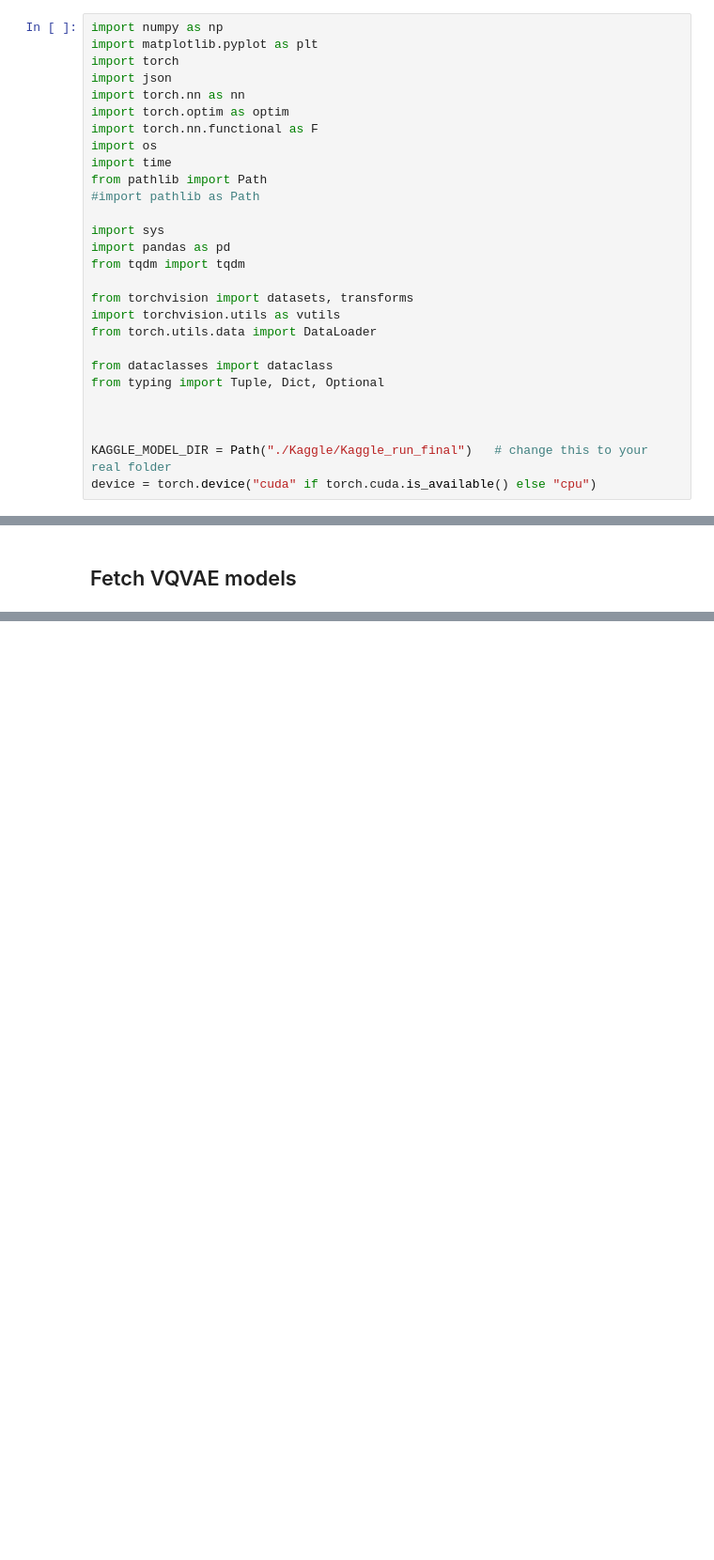
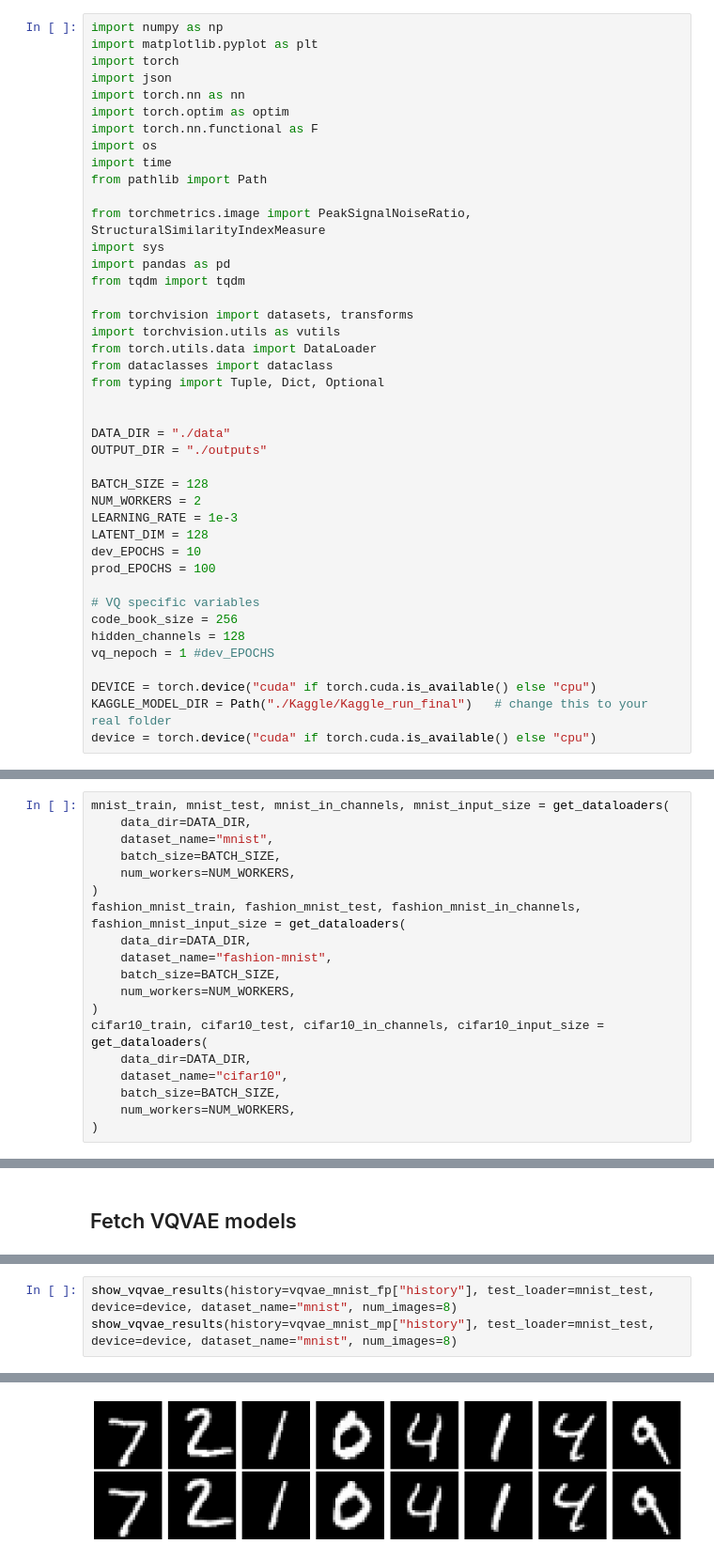
Before and after one commit to ArnarDJ/MLBAssignment2, a Jupyter notebook: Analysis_and_graphs.ipynb, the cells around one changed output, grey strips where cells are left out. Shown at 94% size. Drawn from its saved outputs; the diff is of its cells as text; blank space fills up the shorter version.

```diff
--- a/Analysis_and_graphs.ipynb
+++ b/Analysis_and_graphs.ipynb
@@ -9,8 +11,8 @@ import torch.nn.functional as F
 import os
 import time
 from pathlib import Path
-#import pathlib as Path
 
+from torchmetrics.image import PeakSignalNoiseRatio, StructuralSimilarityIndexMeasure
 import sys
 import pandas as pd
 from tqdm import tqdm
@@ -18,11 +20,25 @@ from tqdm import tqdm
 from torchvision import datasets, transforms
 import torchvision.utils as vutils
 from torch.utils.data import DataLoader
-
 from dataclasses import dataclass
 from typing import Tuple, Dict, Optional
 
 
+DATA_DIR = "./data"
+OUTPUT_DIR = "./outputs"
 
+BATCH_SIZE = 128
+NUM_WORKERS = 2
+LEARNING_RATE = 1e-3
+LATENT_DIM = 128
+dev_EPOCHS = 10
+prod_EPOCHS = 100
+
+# VQ specific variables
+code_book_size = 256
+hidden_channels = 128
+vq_nepoch = 1 #dev_EPOCHS
+
+DEVICE = torch.device("cuda" if torch.cuda.is_available() else "cpu")
 KAGGLE_MODEL_DIR = Path("./Kaggle/Kaggle_run_final")   # change this to your real folder
 device = torch.device("cuda" if torch.cuda.is_available() else "cpu")
@@ -29,3 +96,22 @@ device = torch.device("cuda" if torch.cuda.is_available() else "cpu")
+# %%
+mnist_train, mnist_test, mnist_in_channels, mnist_input_size = get_dataloaders(
+    data_dir=DATA_DIR,
+    dataset_name="mnist",
+    batch_size=BATCH_SIZE,
+    num_workers=NUM_WORKERS,
+)
+fashion_mnist_train, fashion_mnist_test, fashion_mnist_in_channels, fashion_mnist_input_size = get_dataloaders(
+    data_dir=DATA_DIR,
+    dataset_name="fashion-mnist",
+    batch_size=BATCH_SIZE,
+    num_workers=NUM_WORKERS,
+)
+cifar10_train, cifar10_test, cifar10_in_channels, cifar10_input_size = get_dataloaders(
+    data_dir=DATA_DIR,
+    dataset_name="cifar10",
+    batch_size=BATCH_SIZE,
+    num_workers=NUM_WORKERS,
+)
 # %% [markdown]
 ## Model classes
 # %%
@@ -800,0 +1148,4 @@ vqvae_cifar10_mp = load_trained_vae(
+# %%
+show_vqvae_results(history=vqvae_mnist_fp["history"], test_loader=mnist_test, device=device, dataset_name="mnist", num_images=8)
+show_vqvae_results(history=vqvae_mnist_mp["history"], test_loader=mnist_test, device=device, dataset_name="mnist", num_images=8)
+# %% [output]
@@ -800,0 +1163 @@ vqvae_cifar10_mp = load_trained_vae(
+[figure, added]
```
Also changed, not shown: parts of 14 cells of this notebook.
